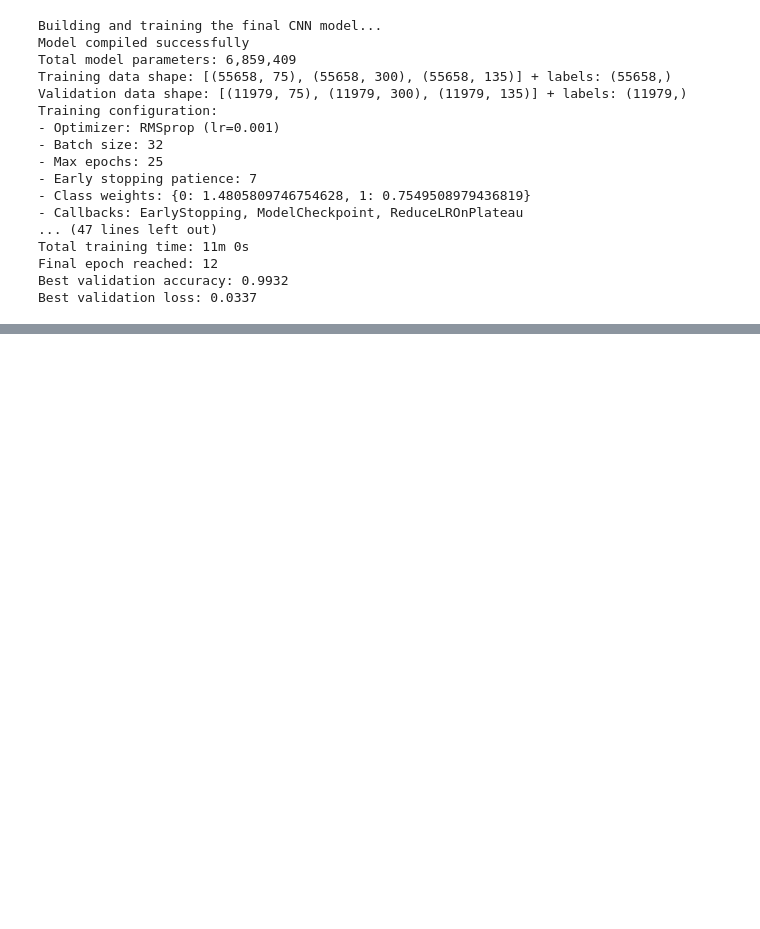
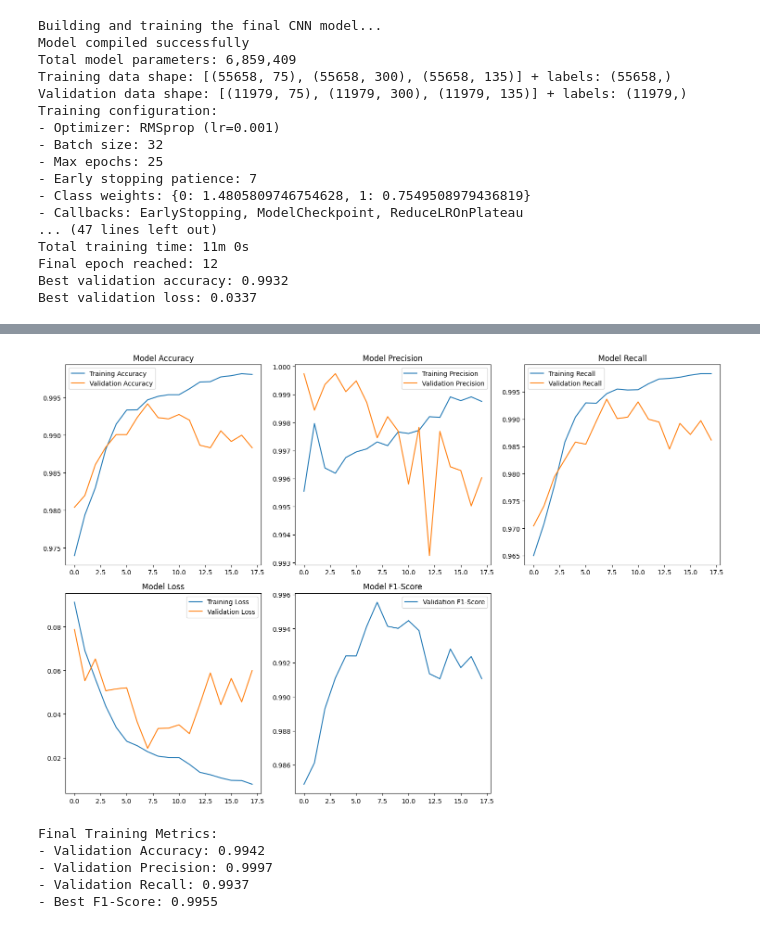
Before and after one commit to Nishanthm007/Malicious-Query-detection-and-prevention, a Jupyter notebook: notebooks/phase5_cnn_model_training.ipynb, the cells around one changed output, grey strips where cells are left out. Cells and saved outputs as stored; diff of their text form; code cells hidden in the pictures; blank space fills up the shorter version.

```diff
--- a/notebooks/phase5_cnn_model_training.ipynb
+++ b/notebooks/phase5_cnn_model_training.ipynb
@@ -236,0 +546,55 @@ Best validation loss: 0.0337
+# %%
+# Add this analysis cell to visualize balance
+import matplotlib.pyplot as plt
+
+# Plot training metrics
+plt.figure(figsize=(15, 10))
+
+plt.subplot(2, 3, 1)
+plt.plot(history.history['accuracy'], label='Training Accuracy')
+plt.plot(history.history['val_accuracy'], label='Validation Accuracy')
+plt.title('Model Accuracy')
+plt.legend()
+
+plt.subplot(2, 3, 2)
+plt.plot(history.history['precision'], label='Training Precision')
+plt.plot(history.history['val_precision'], label='Validation Precision')
+plt.title('Model Precision')
+plt.legend()
+
+plt.subplot(2, 3, 3)
+plt.plot(history.history['recall'], label='Training Recall')
+plt.plot(history.history['val_recall'], label='Validation Recall')
+plt.title('Model Recall')
+plt.legend()
+
+plt.subplot(2, 3, 4)
+plt.plot(history.history['loss'], label='Training Loss')
+plt.plot(history.history['val_loss'], label='Validation Loss')
+plt.title('Model Loss')
+plt.legend()
+
+plt.subplot(2, 3, 5)
+# Calculate F1-score
+precision = history.history['val_precision']
+recall = history.history['val_recall']
+f1_scores = [2 * (p * r) / (p + r) for p, r in zip(precision, recall)]
+plt.plot(f1_scores, label='Validation F1-Score')
+plt.title('Model F1-Score')
+plt.legend()
+
+plt.tight_layout()
+plt.show()
+
+print(f"Final Training Metrics:")
+print(f"- Validation Accuracy: {max(history.history['val_accuracy']):.4f}")
+print(f"- Validation Precision: {max(history.history['val_precision']):.4f}")
+print(f"- Validation Recall: {max(history.history['val_recall']):.4f}")
+print(f"- Best F1-Score: {max(f1_scores):.4f}")
+# %% [output]
+[figure, added]
+Final Training Metrics:
+- Validation Accuracy: 0.9942
+- Validation Precision: 0.9997
+- Validation Recall: 0.9937
+- Best F1-Score: 0.9955
```
Also changed, not shown: parts of 2 cells of this notebook, 1 other file.
